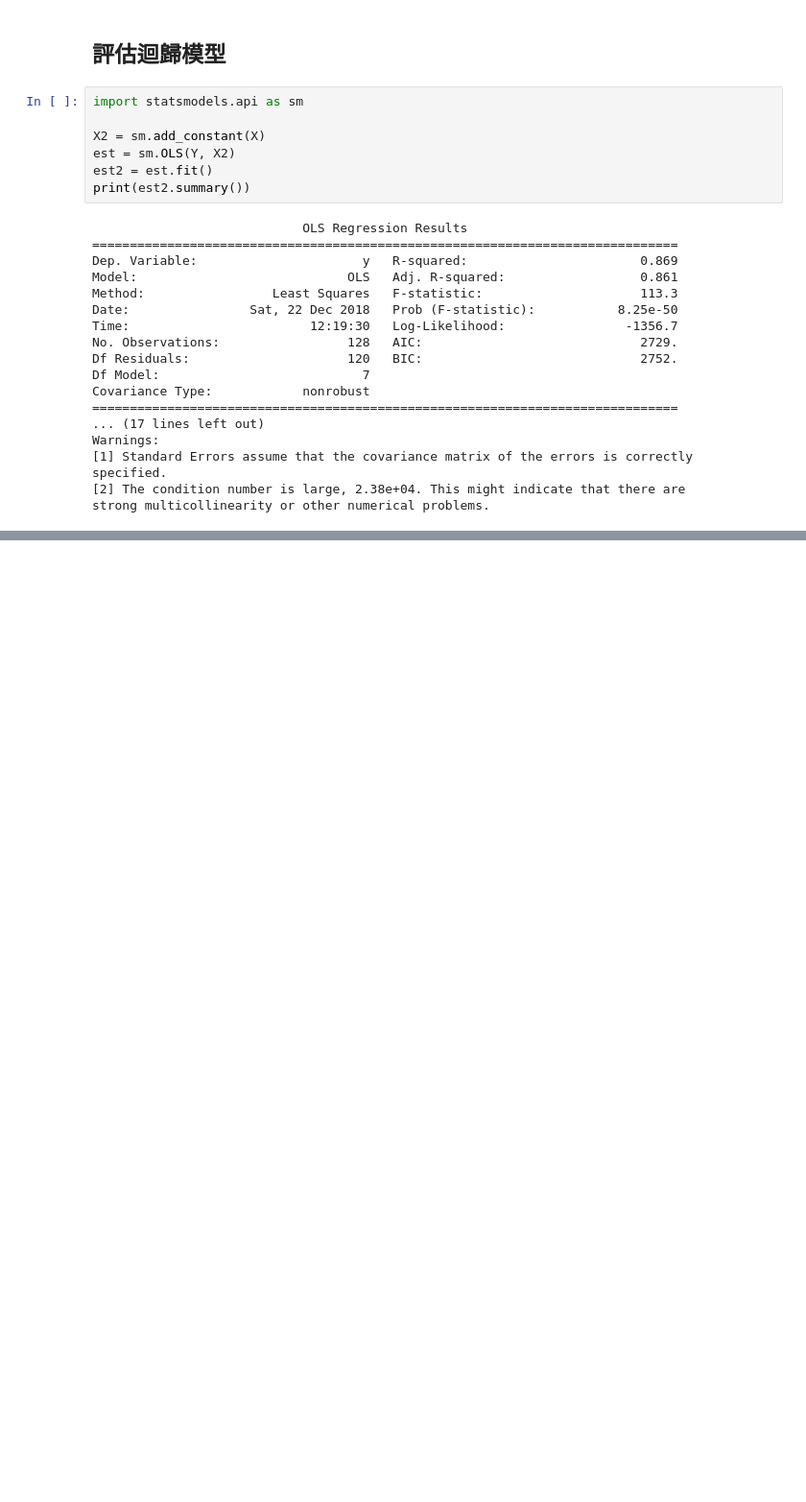
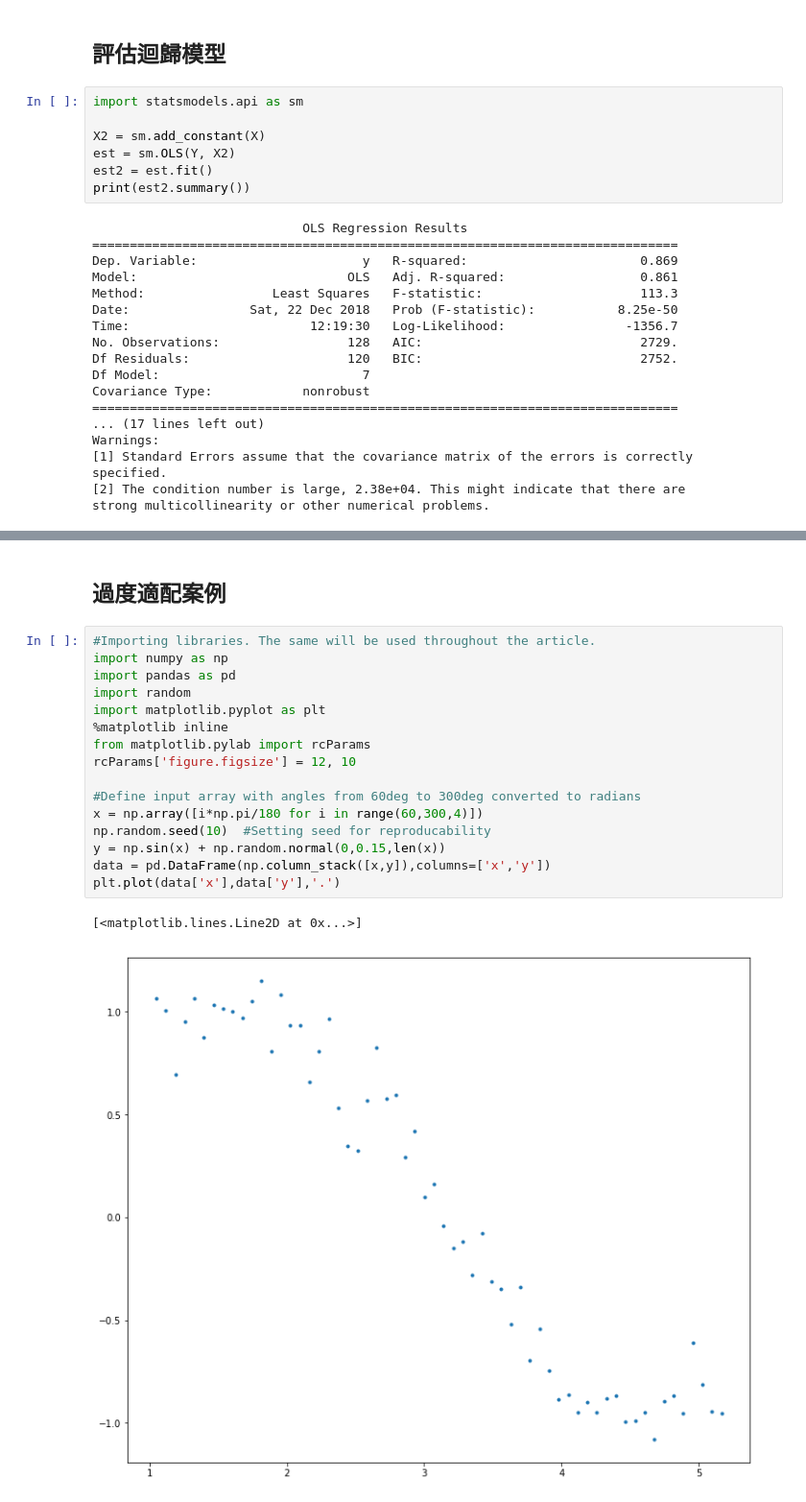
Before and after one commit to ywchiu/holintech, a Jupyter notebook: Demo20181222.ipynb, the cells around one changed output, grey strips where cells are left out. Shown: that part at 96% size. Drawn from its saved outputs; the diff is of its cells as text; blank space fills up the shorter version.

```diff
--- a/Demo20181222.ipynb
+++ b/Demo20181222.ipynb
@@ -194,0 +279,21 @@ strong multicollinearity or other numerical problems.
+# %% [markdown]
+## 過度適配案例
+# %%
+#Importing libraries. The same will be used throughout the article.
+import numpy as np
+import pandas as pd
+import random
+import matplotlib.pyplot as plt
+%matplotlib inline
+from matplotlib.pylab import rcParams
+rcParams['figure.figsize'] = 12, 10
+
+#Define input array with angles from 60deg to 300deg converted to radians
+x = np.array([i*np.pi/180 for i in range(60,300,4)])
+np.random.seed(10)  #Setting seed for reproducability
+y = np.sin(x) + np.random.normal(0,0.15,len(x))
+data = pd.DataFrame(np.column_stack([x,y]),columns=['x','y'])
+plt.plot(data['x'],data['y'],'.')
+# %% [output]
+[<matplotlib.lines.Line2D at 0x...>]
+[figure, added]
```
Also changed, not shown: parts of 20 cells of this notebook.
